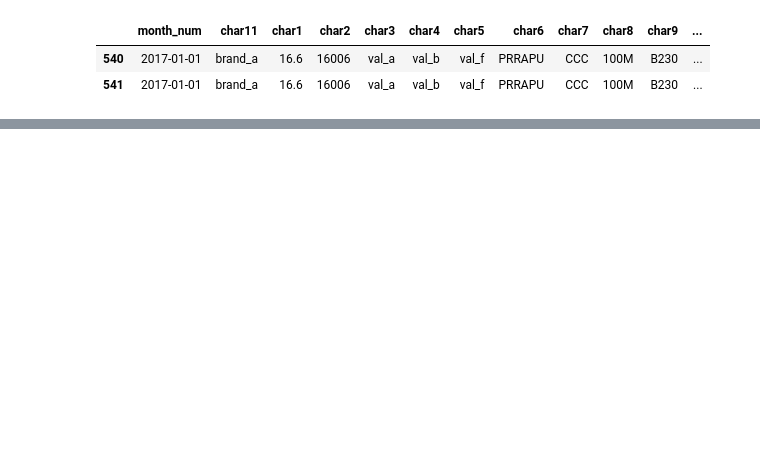
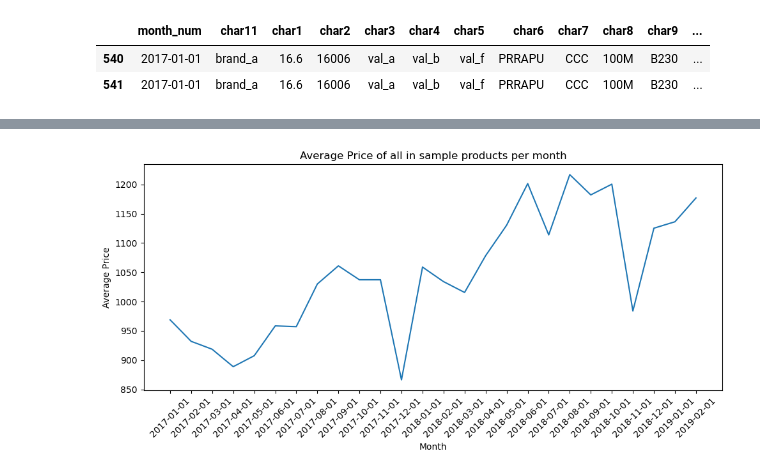
Before and after one commit to sergegoussev/price_stats_experiments, a Jupyter notebook: notebooks/nz_electronics_2019.ipynb, the cells around one changed output, grey strips where cells are left out. Saved outputs shown, nothing was run; the diff lists cells and outputs as text; code cells hidden in the pictures; blank space fills up the shorter version.

Commit message:
add some churn data and other analysis about the NZ dataset

```diff
--- a/notebooks/nz_electronics_2019.ipynb
+++ b/notebooks/nz_electronics_2019.ipynb
@@ -158,0 +171,35 @@ df_first_period.groupby(['prodid_num']).filter(lambda x: x['char11'].count() > 1
+# %%
+#| echo: true
+#| code-fold: true
+
+agg_dict = {
+    'char11': 'first',
+    'char1':'first',
+    'char2':'first',
+    'char3':'first',
+    'char4':'first',
+    'char5':'first',
+    'char6':'first',
+    'char7':'first',
+    'char8':'first',
+    'char9':'first',
+    'char10':'first',
+    'quantity':'sum',
+    'value':'sum'
+}
+
+df_aggregated = df.groupby(['month_num','prodid_num']).agg(agg_dict)
+df_aggregated['unit_price'] = df_aggregated['value']/df_aggregated['quantity']
+
+price_trend = df_aggregated.groupby(["month_num"])["unit_price"].mean().reset_index()
+
+plt.figure(figsize=(10,5))
+sns.lineplot(data=price_trend, x="month_num", y="unit_price")
+plt.title("Average Price of all in sample products per month")
+plt.xlabel("Month")
+plt.xticks(rotation=45)
+plt.ylabel("Average Price")
+plt.tight_layout()
+plt.show()
+# %% [output]
+[figure, added]
```
Also changed, not shown: parts of 5 cells of this notebook.
